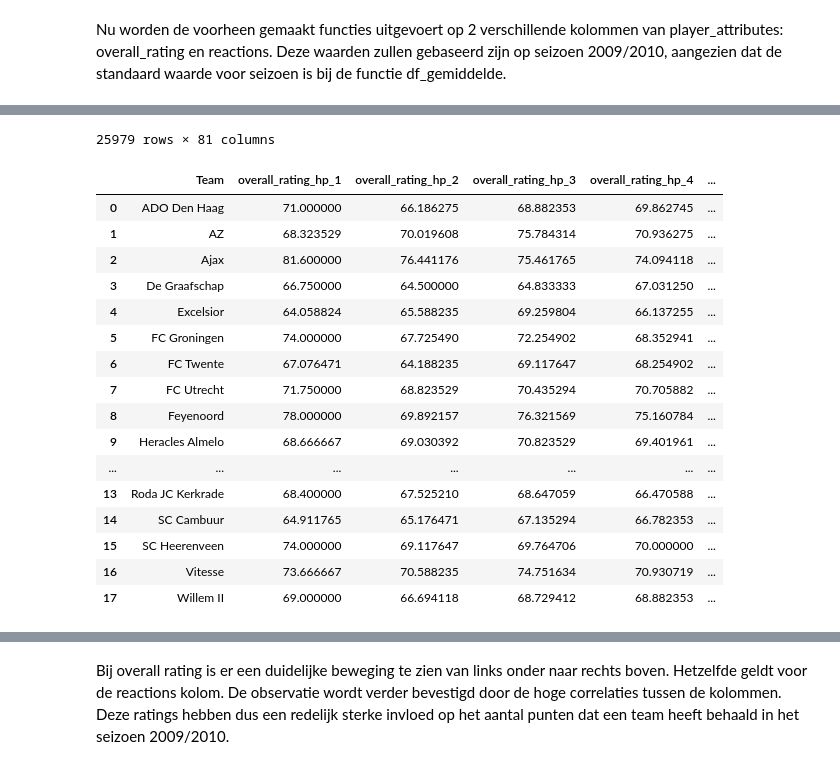
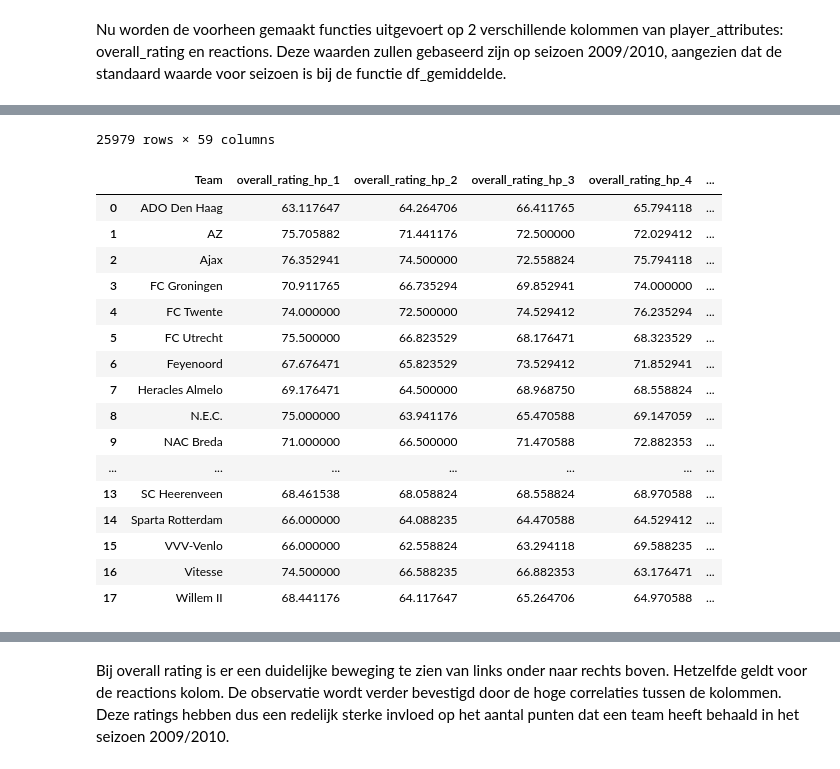
Before and after one commit to BJHeemskerk/DataLab2_2023, a Jupyter notebook: DataLab2_Groep_3B.ipynb, the cells around one changed output, grey strips where cells are left out. Cells and saved outputs as stored; diff of their text form; code cells hidden in the pictures.

```diff
--- a/DataLab2_Groep_3B.ipynb
+++ b/DataLab2_Groep_3B.ipynb
@@ -1168,7 +1181,7 @@ def rating_punten(categorie):
 
     Returns:
     -----------------
-    rp_c : pandas.DataFrame
+    rp : pandas.DataFrame
         Een dataframe met de rating van de spelers. De toegevoegde kolommen bevatten de categorie plus
         het kenmerk 'hp' of 'ap' voor de thuis- of uitploeg. Als de rating niet gevonden kan worden voor een speler,
         wordt er NaN toegevoegd.
@@ -1320,39 +1339,39 @@ Nu worden de voorheen gemaakt functies uitgevoert op 2 verschillende kolommen va
 # %%
 #De DataFrames voor overall_rating
 rp_or = rating_punten('overall_rating')
-rp_or_gem = df_gemiddelde(rp_or, 'overall_rating', '2015/2016')
+rp_or_gem = df_gemiddelde(rp_or, 'overall_rating')
 display(rp_or, rp_or_gem)
 # %% [output]
 |  | id | country_id | league_id | season | stage | date | match_api_id | home_team | home_team_api_id | ... |
 | 0 | 1 | 1 | 1 | 2008/2009 | 1 | 2008-08-17 00:00:00 | 492473 | KRC Genk | 9987 | ... |
 | 1 | 2 | 1 | 1 | 2008/2009 | 1 | 2008-08-16 00:00:00 | 492474 | SV Zulte-Waregem | 10000 | ... |
 | 2 | 3 | 1 | 1 | 2008/2009 | 1 | 2008-08-16 00:00:00 | 492475 | KSV Cercle Brugge | 9984 | ... |
 | 3 | 4 | 1 | 1 | 2008/2009 | 1 | 2008-08-17 00:00:00 | 492476 | KAA Gent | 9991 | ... |
 | 4 | 5 | 1 | 1 | 2008/2009 | 1 | 2008-08-16 00:00:00 | 492477 | FCV Dender EH | 7947 | ... |
 | ... | ... | ... | ... | ... | ... | ... | ... | ... | ... | ... |
 | 25974 | 25975 | 24558 | 24558 | 2015/2016 | 9 | 2015-09-22 00:00:00 | 1992091 | FC St. Gallen | 10190 | ... |
 | 25975 | 25976 | 24558 | 24558 | 2015/2016 | 9 | 2015-09-23 00:00:00 | 1992092 | FC Vaduz | 9824 | ... |
 | 25976 | 25977 | 24558 | 24558 | 2015/2016 | 9 | 2015-09-23 00:00:00 | 1992093 | Grasshopper Club Zürich | 9956 | ... |
 | 25977 | 25978 | 24558 | 24558 | 2015/2016 | 9 | 2015-09-22 00:00:00 | 1992094 | Lugano | 7896 | ... |
 | 25978 | 25979 | 24558 | 24558 | 2015/2016 | 9 | 2015-09-23 00:00:00 | 1992095 | BSC Young Boys | 10192 | ... |
-25979 rows × 81 columns
+25979 rows × 59 columns
 |  | Team | overall_rating_hp_1 | overall_rating_hp_2 | overall_rating_hp_3 | overall_rating_hp_4 | ... |
-| 0 | ADO Den Haag | 71.000000 | 66.186275 | 68.882353 | 69.862745 | ... |
-| 1 | AZ | 68.323529 | 70.019608 | 75.784314 | 70.936275 | ... |
-| 2 | Ajax | 81.600000 | 76.441176 | 75.461765 | 74.094118 | ... |
-| 3 | De Graafschap | 66.750000 | 64.500000 | 64.833333 | 67.031250 | ... |
-| 4 | Excelsior | 64.058824 | 65.588235 | 69.259804 | 66.137255 | ... |
-| 5 | FC Groningen | 74.000000 | 67.725490 | 72.254902 | 68.352941 | ... |
-| 6 | FC Twente | 67.076471 | 64.188235 | 69.117647 | 68.254902 | ... |
-| 7 | FC Utrecht | 71.750000 | 68.823529 | 70.435294 | 70.705882 | ... |
-| 8 | Feyenoord | 78.000000 | 69.892157 | 76.321569 | 75.160784 | ... |
-| 9 | Heracles Almelo | 68.666667 | 69.030392 | 70.823529 | 69.401961 | ... |
+| 0 | ADO Den Haag | 63.117647 | 64.264706 | 66.411765 | 65.794118 | ... |
+| 1 | AZ | 75.705882 | 71.441176 | 72.500000 | 72.029412 | ... |
+| 2 | Ajax | 76.352941 | 74.500000 | 72.558824 | 75.794118 | ... |
+| 3 | FC Groningen | 70.911765 | 66.735294 | 69.852941 | 74.000000 | ... |
+| 4 | FC Twente | 74.000000 | 72.500000 | 74.529412 | 76.235294 | ... |
+| 5 | FC Utrecht | 75.500000 | 66.823529 | 68.176471 | 68.323529 | ... |
+| 6 | Feyenoord | 67.676471 | 65.823529 | 73.529412 | 71.852941 | ... |
+| 7 | Heracles Almelo | 69.176471 | 64.500000 | 68.968750 | 68.558824 | ... |
+| 8 | N.E.C. | 75.000000 | 63.941176 | 65.470588 | 69.147059 | ... |
+| 9 | NAC Breda | 71.000000 | 66.500000 | 71.470588 | 72.882353 | ... |
 | ... | ... | ... | ... | ... | ... | ... |
-| 13 | Roda JC Kerkrade | 68.400000 | 67.525210 | 68.647059 | 66.470588 | ... |
-| 14 | SC Cambuur | 64.911765 | 65.176471 | 67.135294 | 66.782353 | ... |
-| 15 | SC Heerenveen | 74.000000 | 69.117647 | 69.764706 | 70.000000 | ... |
-| 16 | Vitesse | 73.666667 | 70.588235 | 74.751634 | 70.930719 | ... |
-| 17 | Willem II | 69.000000 | 66.694118 | 68.729412 | 68.882353 | ... |
+| 13 | SC Heerenveen | 68.461538 | 68.058824 | 68.558824 | 68.970588 | ... |
+| 14 | Sparta Rotterdam | 66.000000 | 64.088235 | 64.470588 | 64.529412 | ... |
+| 15 | VVV-Venlo | 66.000000 | 62.558824 | 63.294118 | 69.588235 | ... |
+| 16 | Vitesse | 74.500000 | 66.588235 | 66.882353 | 63.176471 | ... |
+| 17 | Willem II | 68.441176 | 64.117647 | 65.264706 | 64.970588 | ... |
 # %%
 #De grafieken van overall_rating
 rating_grafieken(rp_or_gem, 'overall_rating')
```
Also changed, not shown: parts of 63 cells of this notebook, 1 other file.
